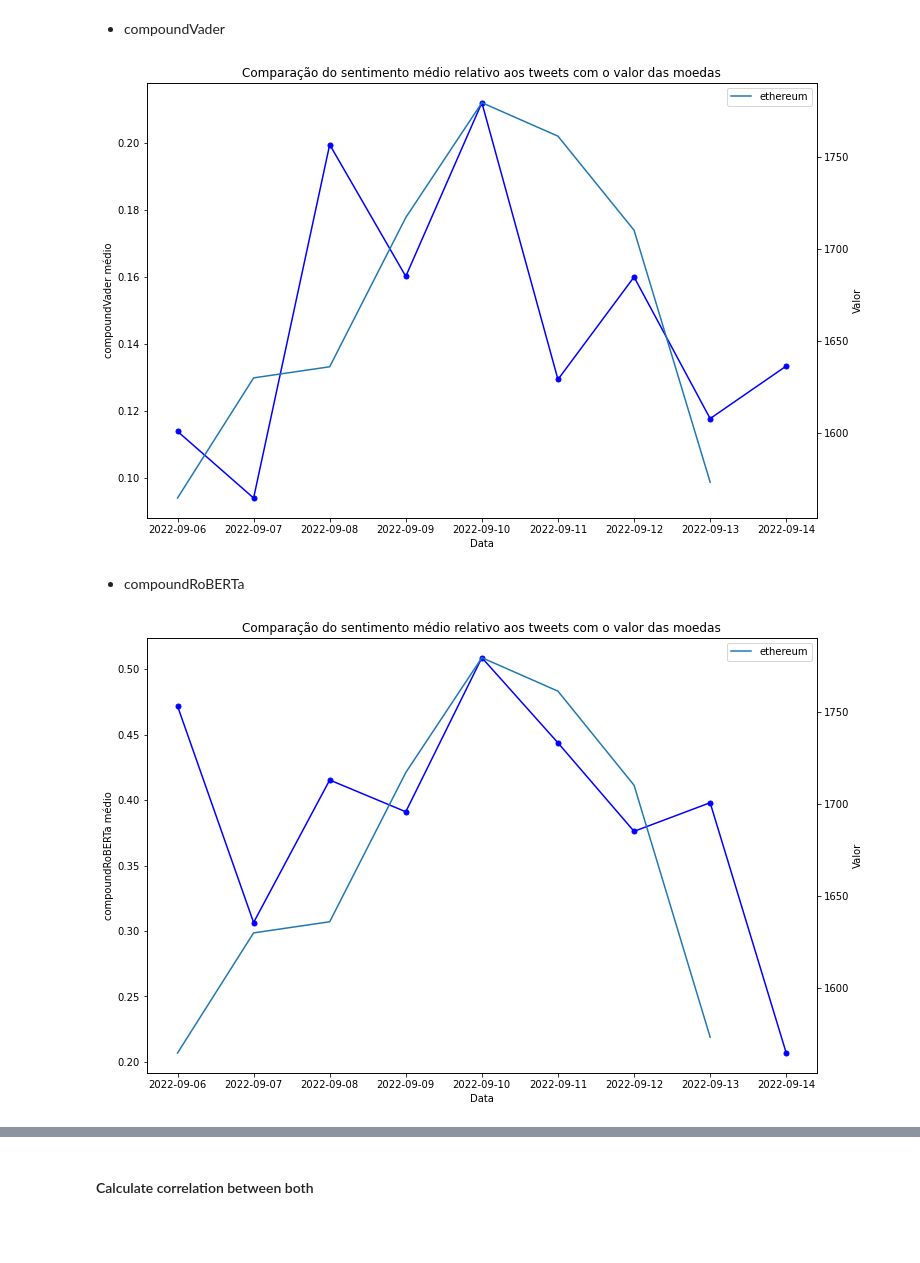
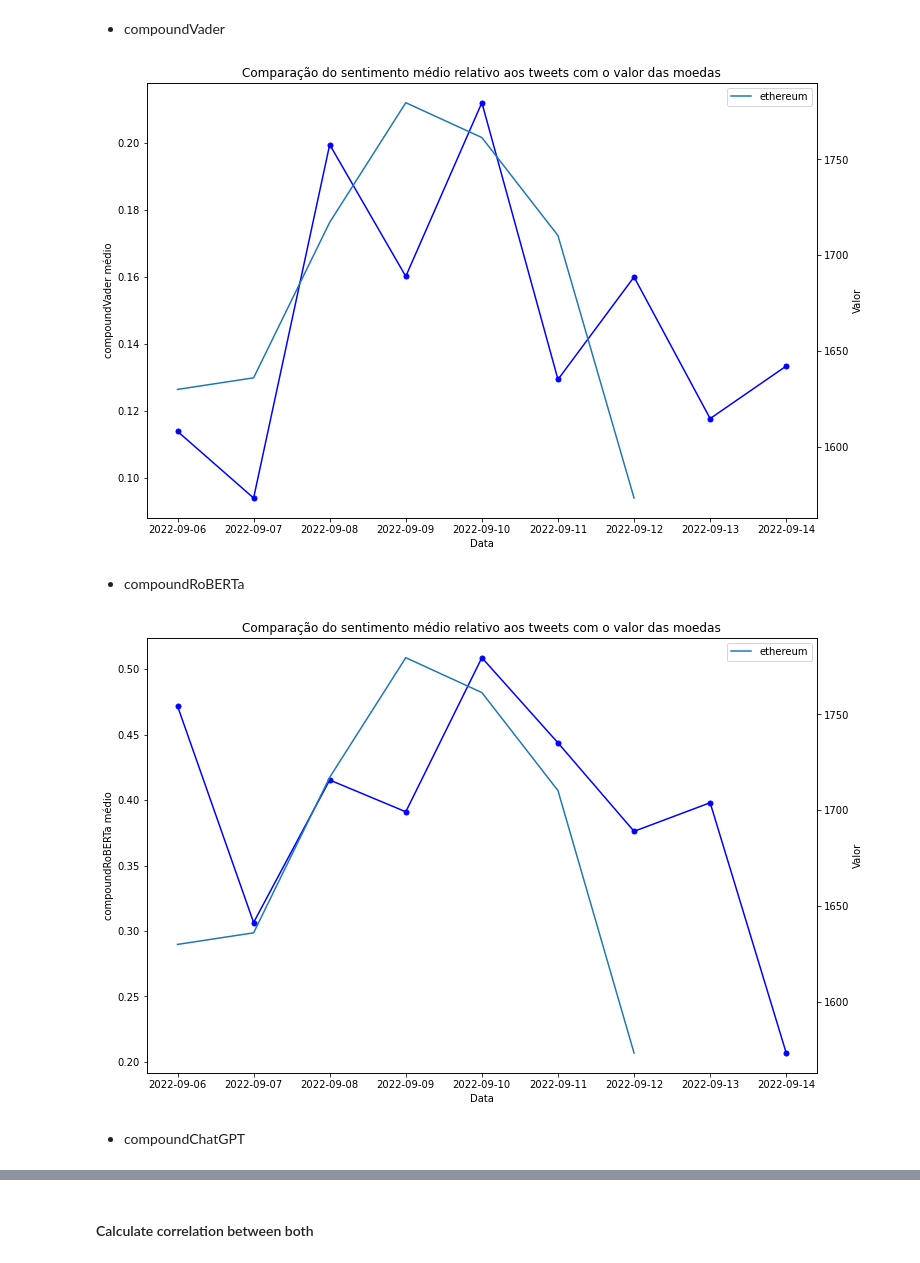
Before and after one commit to rushmetra/MD-Project, a Jupyter notebook: src/analysis.ipynb, the cells around one changed output, grey strips where cells are left out. Cells and saved outputs as stored; diff of their text form; code cells hidden in the pictures; blank space fills up the shorter version.

```diff
--- a/src/analysis.ipynb
+++ b/src/analysis.ipynb
@@ -201,15 +202,2 @@ plt.show()
 # %% [markdown]
 #### Check compound variance over time
-# %%
-dfTweets['Date'] = pd.to_datetime(dfTweets['Date']).dt.date
-
-df_daily = dfTweets.groupby('Date')['compoundVader'].mean().reset_index()
-
-fig, ax = plt.subplots(figsize=(12, 8))
-
-ax.plot(df_daily['Date'], df_daily['compoundVader'], color='blue', marker='o', markersize=5)
-
-ax.set_xlabel('Data')
-ax.set_ylabel('compoundVader médio')
-ax.set_title('Média do compoundVader por dia')
-plt.show()
@@ -395,0 +422,27 @@ plt.show()
+# %%
+dfOpenAI['Date'] = pd.to_datetime(dfOpenAI['Date'])
+dfMarket['Date'] = pd.to_datetime(dfMarket['Date'])
+
+df_openai_daily = dfOpenAI.groupby(dfOpenAI['Date'].dt.date)['compoundChatGPT'].mean().reset_index()
+df_market_daily = dfMarket.groupby(['Date', 'currency_name'])['Value'].mean().reset_index()
+df_market_daily['Value'] = df_market_daily.groupby('currency_name')['Value'].shift(-1)
+
+fig, ax1 = plt.subplots(figsize=(12, 8))
+
+# Plotar o gráfico para a média do compoundChatGPT
+ax1.plot(df_openai_daily['Date'], df_openai_daily['compoundChatGPT'], color='blue', marker='o', markersize=5)
+ax1.set_xlabel('Data')
+ax1.set_ylabel('compoundChatGPT médio')
+ax1.set_title('Comparação do sentimento médio (compoundChatGPT) com o valor das moedas')
+
+# Criar um segundo eixo y para o valor médio das moedas
+ax2 = ax1.twinx()
+
+# Plotar o gráfico para o valor médio das moedas
+for currency in df_market_daily['currency_name'].unique():
+    df_currency = df_market_daily[df_market_daily['currency_name'] == currency]
+    ax2.plot(df_currency['Date'], df_currency['Value'], label=currency)
+
+ax2.set_ylabel('Valor')
+ax2.legend()
+plt.show()
@@ -400,33 +455,33 @@ plt.show()
 # %%
 dfTweets['Date'] = pd.to_datetime(dfTweets['Date'])
 dfMarket['Date'] = pd.to_datetime(dfMarket['Date'])
 
 df_tweets_daily = dfTweets.groupby(dfTweets['Date'].dt.date)['compoundVader'].mean().reset_index()
 
 df_market_daily = dfMarket.groupby(['Date', 'currency_name'])['Value'].mean().reset_index()
-df_market_daily['Value'] = df_market_daily.groupby('currency_name')['Value'].shift(-1)      # Passar um dia para trás os dados do valor de mercado
+df_market_daily['Value'] = df_market_daily.groupby('currency_name')['Value'].shift(-2)      # Passar um dia para trás os dados do valor de mercado
 
 fig, ax1 = plt.subplots(figsize=(12,8))
 
 # plotar o gráfico para a média do compoundVader
 ax1.plot(df_tweets_daily['Date'], df_tweets_daily['compoundVader'], color='blue', marker='o', markersize=5)
 ax1.set_xlabel('Data')
 ax1.set_ylabel('compoundVader médio')
 ax1.set_title('Comparação do sentimento médio relativo aos tweets com o valor das moedas')
 
 # criar um segundo eixo y para o valor médio das moedas
 ax2 = ax1.twinx()
 
 # plotar o gráfico para o valor médio das moedas
 for currency in df_market_daily['currency_name'].unique():
     df_currency = df_market_daily[df_market_daily['currency_name'] == currency]
     ax2.plot(df_currency['Date'], df_currency['Value'], label=currency)
 
 ax2.set_ylabel('Valor')
 ax2.legend()
 plt.show()
 # %% [output]
-[figure, old version]
+[figure, new version]
 # %% [markdown]
 - compoundRoBERTa
 # %%
@@ -436,7 +491,7 @@ dfMarket['Date'] = pd.to_datetime(dfMarket['Date'])
 df_tweets_daily = dfTweets.groupby(dfTweets['Date'].dt.date)['compoundRoBERTa'].mean().reset_index()
 
 df_market_daily = dfMarket.groupby(['Date', 'currency_name'])['Value'].mean().reset_index()
-df_market_daily['Value'] = df_market_daily.groupby('currency_name')['Value'].shift(-1)      # Passar um dia para trás os dados do valor de mercado
+df_market_daily['Value'] = df_market_daily.groupby('currency_name')['Value'].shift(-2)      # Passar um dia para trás os dados do valor de mercado
 
 fig, ax1 = plt.subplots(figsize=(12,8))
 
@@ -458,4 +513,6 @@ ax2.set_ylabel('Valor')
 ax2.legend()
 plt.show()
 # %% [output]
-[figure, old version]
+[figure, new version]
+# %% [markdown]
+- compoundChatGPT
```
Also changed, not shown: parts of 30 cells of this notebook.
